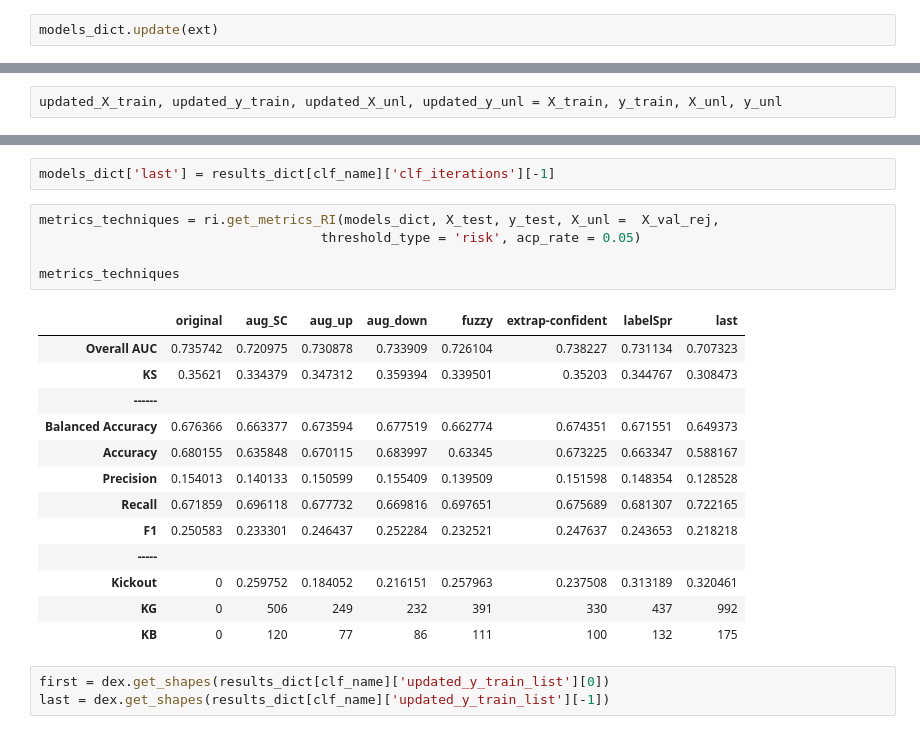
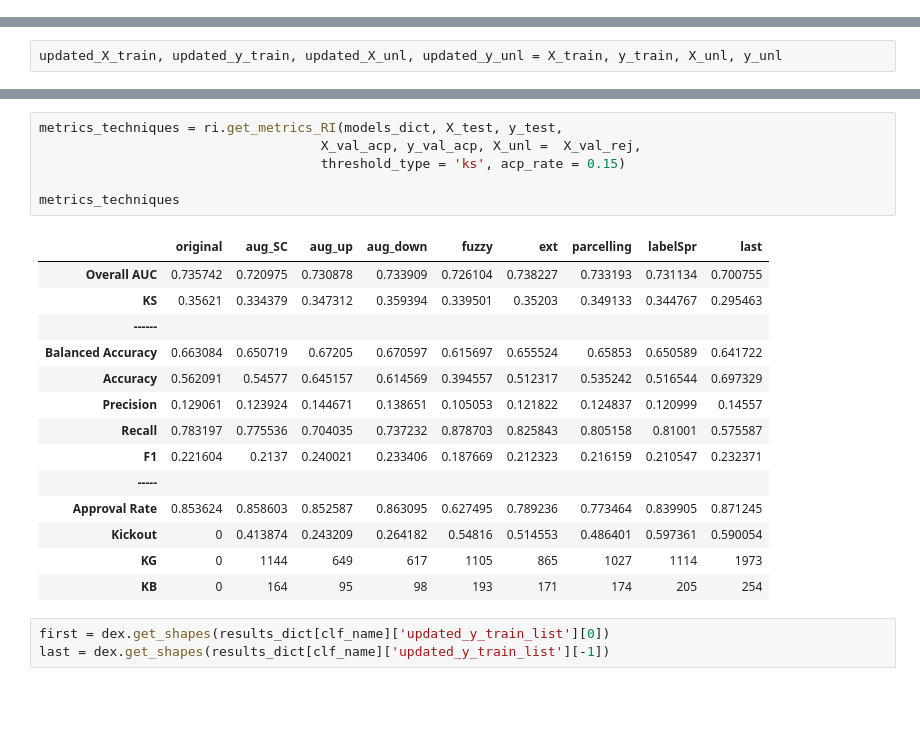
Before and after one commit to hiaac-finance/credit_pipeline, a Jupyter notebook: examples/Model_Pipeline_Functions_Pessoal_V20_Github_Integration.ipynb, the cells around one changed output, grey strips where cells are left out. Cells and saved outputs as stored; diff of their text form; blank space fills up the shorter version.

```diff
--- a/examples/Model_Pipeline_Functions_Pessoal_V20_Github_Integration.ipynb
+++ b/examples/Model_Pipeline_Functions_Pessoal_V20_Github_Integration.ipynb
@@ -252,3 +256 @@ ext = ri.extrapolation(X_train, y_train, X_unl, mode = "confident")
-# %%
-models_dict.update(ext)
 # %%
@@ -454,24 +444,24 @@ metrics
-# %%
-models_dict['last'] = results_dict[clf_name]['clf_iterations'][-1]
 # %%
-metrics_techniques = ri.get_metrics_RI(models_dict, X_test, y_test, X_unl =  X_val_rej,
-                                    threshold_type = 'risk', acp_rate = 0.05)
+metrics_techniques = ri.get_metrics_RI(models_dict, X_test, y_test,
+                                    X_val_acp, y_val_acp, X_unl =  X_val_rej,
+                                    threshold_type = 'ks', acp_rate = 0.15)
 
 metrics_techniques
 # %% [output]
-|  | original | aug_SC | aug_up | aug_down | fuzzy | extrap-confident | labelSpr | last |
-| Overall AUC | 0.735742 | 0.720975 | 0.730878 | 0.733909 | 0.726104 | 0.738227 | 0.731134 | 0.707323 |
-| KS | 0.35621 | 0.334379 | 0.347312 | 0.359394 | 0.339501 | 0.35203 | 0.344767 | 0.308473 |
-| ------ |  |  |  |  |  |  |  |  |
-| Balanced Accuracy | 0.676366 | 0.663377 | 0.673594 | 0.677519 | 0.662774 | 0.674351 | 0.671551 | 0.649373 |
-| Accuracy | 0.680155 | 0.635848 | 0.670115 | 0.683997 | 0.63345 | 0.673225 | 0.663347 | 0.588167 |
-| Precision | 0.154013 | 0.140133 | 0.150599 | 0.155409 | 0.139509 | 0.151598 | 0.148354 | 0.128528 |
-| Recall | 0.671859 | 0.696118 | 0.677732 | 0.669816 | 0.697651 | 0.675689 | 0.681307 | 0.722165 |
-| F1 | 0.250583 | 0.233301 | 0.246437 | 0.252284 | 0.232521 | 0.247637 | 0.243653 | 0.218218 |
-| ----- |  |  |  |  |  |  |  |  |
-| Kickout | 0 | 0.259752 | 0.184052 | 0.216151 | 0.257963 | 0.237508 | 0.313189 | 0.320461 |
-| KG | 0 | 506 | 249 | 232 | 391 | 330 | 437 | 992 |
-| KB | 0 | 120 | 77 | 86 | 111 | 100 | 132 | 175 |
+|  | original | aug_SC | aug_up | aug_down | fuzzy | ext | parcelling | labelSpr | last |
+| Overall AUC | 0.735742 | 0.720975 | 0.730878 | 0.733909 | 0.726104 | 0.738227 | 0.733193 | 0.731134 | 0.700755 |
+| KS | 0.35621 | 0.334379 | 0.347312 | 0.359394 | 0.339501 | 0.35203 | 0.349133 | 0.344767 | 0.295463 |
+| ------ |  |  |  |  |  |  |  |  |  |
+| Balanced Accuracy | 0.663084 | 0.650719 | 0.67205 | 0.670597 | 0.615697 | 0.655524 | 0.65853 | 0.650589 | 0.641722 |
+| Accuracy | 0.562091 | 0.54577 | 0.645157 | 0.614569 | 0.394557 | 0.512317 | 0.535242 | 0.516544 | 0.697329 |
+| Precision | 0.129061 | 0.123924 | 0.144671 | 0.138651 | 0.105053 | 0.121822 | 0.124837 | 0.120999 | 0.14557 |
+| Recall | 0.783197 | 0.775536 | 0.704035 | 0.737232 | 0.878703 | 0.825843 | 0.805158 | 0.81001 | 0.575587 |
+| F1 | 0.221604 | 0.2137 | 0.240021 | 0.233406 | 0.187669 | 0.212323 | 0.216159 | 0.210547 | 0.232371 |
+| ----- |  |  |  |  |  |  |  |  |  |
+| Approval Rate | 0.853624 | 0.858603 | 0.852587 | 0.863095 | 0.627495 | 0.789236 | 0.773464 | 0.839905 | 0.871245 |
+| Kickout | 0 | 0.413874 | 0.243209 | 0.264182 | 0.54816 | 0.514553 | 0.486401 | 0.597361 | 0.590054 |
+| KG | 0 | 1144 | 649 | 617 | 1105 | 865 | 1027 | 1114 | 1973 |
+| KB | 0 | 164 | 95 | 98 | 193 | 171 | 174 | 205 | 254 |
 # %%
 first = dex.get_shapes(results_dict[clf_name]['updated_y_train_list'][0])
 last = dex.get_shapes(results_dict[clf_name]['updated_y_train_list'][-1])
```
Also changed, not shown: parts of 13 cells of this notebook, 1 other file.
